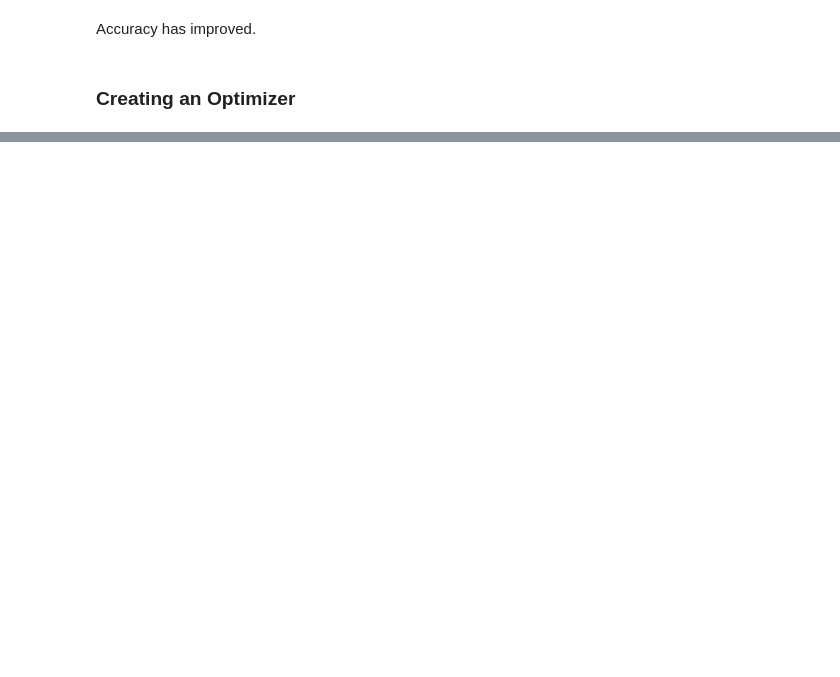
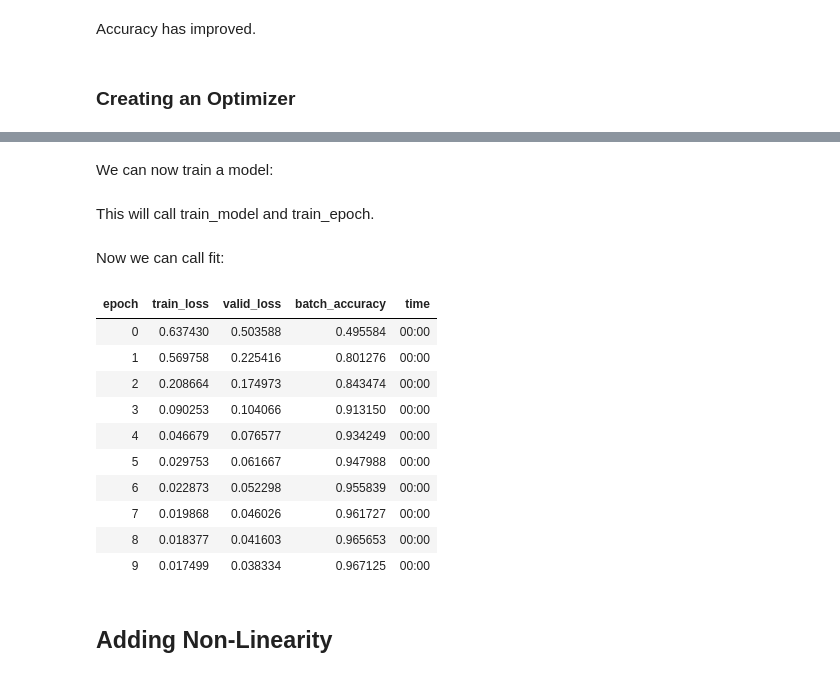
Before and after one commit to maureen-mugo/Deep-Learning-Experiments, a Jupyter notebook: Optimization/mnist_sample.ipynb, the cells around one changed output, grey strips where cells are left out. Saved outputs shown, nothing was run; the diff lists cells and outputs as text; code cells hidden in the pictures; blank space fills up the shorter version.

```diff
--- a/Optimization/mnist_sample.ipynb
+++ b/Optimization/mnist_sample.ipynb
@@ -541,0 +611,27 @@ Accuracy has improved.
+# %% [markdown]
+We can now train a model:
+# %%
+dls = DataLoaders(dl, valid_dl)
+# %%
+learn = Learner(dls, nn.Linear(28*28, 1), opt_func=SGD,
+                loss_func=mnist_loss, metrics=batch_accuracy)
+# %% [markdown]
+This will call train_model and train_epoch.
+# %% [markdown]
+Now we can call fit:
+# %%
+learn.fit(10, lr=lr)
+# %% [output]
+| epoch | train_loss | valid_loss | batch_accuracy | time |
+| 0 | 0.637430 | 0.503588 | 0.495584 | 00:00 |
+| 1 | 0.569758 | 0.225416 | 0.801276 | 00:00 |
+| 2 | 0.208664 | 0.174973 | 0.843474 | 00:00 |
+| 3 | 0.090253 | 0.104066 | 0.913150 | 00:00 |
+| 4 | 0.046679 | 0.076577 | 0.934249 | 00:00 |
+| 5 | 0.029753 | 0.061667 | 0.947988 | 00:00 |
+| 6 | 0.022873 | 0.052298 | 0.955839 | 00:00 |
+| 7 | 0.019868 | 0.046026 | 0.961727 | 00:00 |
+| 8 | 0.018377 | 0.041603 | 0.965653 | 00:00 |
+| 9 | 0.017499 | 0.038334 | 0.967125 | 00:00 |
+# %% [markdown]
+## Adding Non-Linearity
```
Also changed, not shown: parts of 40 cells of this notebook.
